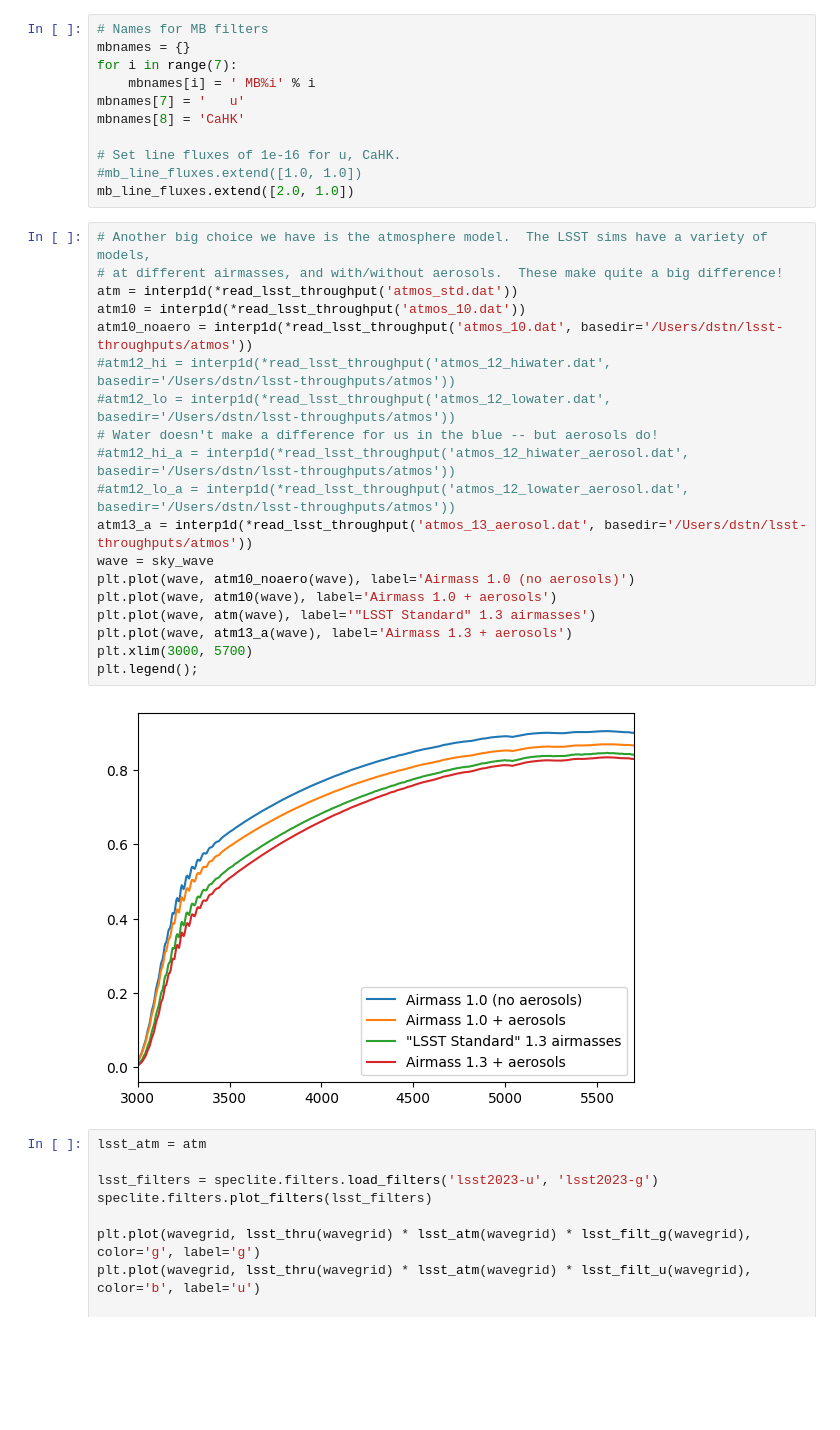
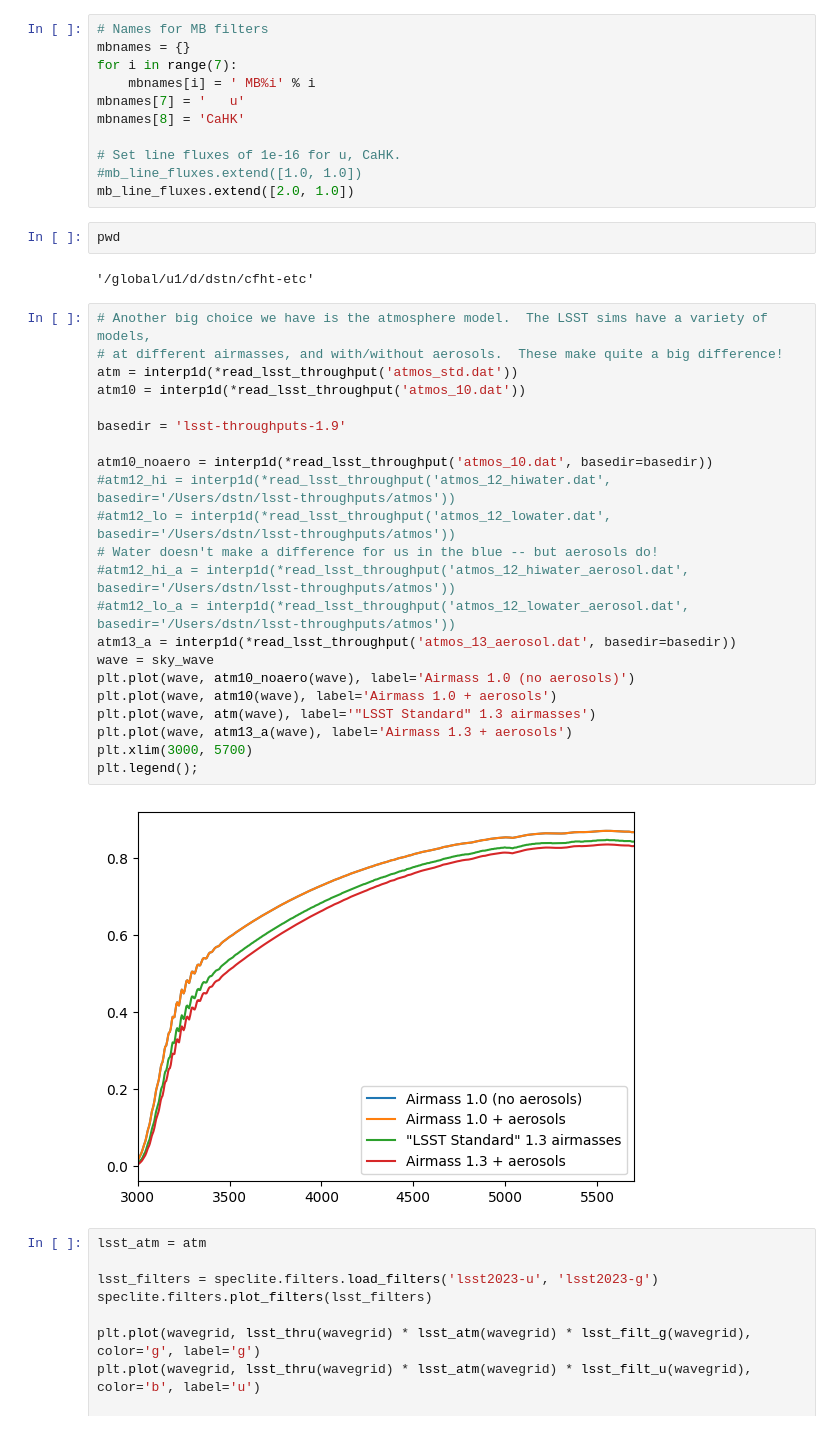
Before and after one commit to dstndstn/cfht-etc, a Jupyter notebook: spec-s5.ipynb, the cells around one changed output. Drawn from its saved outputs; the diff is of its cells as text; blank space fills up the shorter version.

```diff
--- a/spec-s5.ipynb
+++ b/spec-s5.ipynb
@@ -412,27 +412,34 @@ mbnames[8] = 'CaHK'
 # Set line fluxes of 1e-16 for u, CaHK.
 #mb_line_fluxes.extend([1.0, 1.0])
 mb_line_fluxes.extend([2.0, 1.0])
+# %%
+pwd
+# %% [output]
+'/global/u1/d/dstn/cfht-etc'
 # %%
 # Another big choice we have is the atmosphere model.  The LSST sims have a variety of models,
 # at different airmasses, and with/without aerosols.  These make quite a big difference!
 atm = interp1d(*read_lsst_throughput('atmos_std.dat'))
 atm10 = interp1d(*read_lsst_throughput('atmos_10.dat'))
-atm10_noaero = interp1d(*read_lsst_throughput('atmos_10.dat', basedir='/Users/dstn/lsst-throughputs/atmos'))
+
+basedir = 'lsst-throughputs-1.9'
+
+atm10_noaero = interp1d(*read_lsst_throughput('atmos_10.dat', basedir=basedir))
 #atm12_hi = interp1d(*read_lsst_throughput('atmos_12_hiwater.dat', basedir='/Users/dstn/lsst-throughputs/atmos'))
 #atm12_lo = interp1d(*read_lsst_throughput('atmos_12_lowater.dat', basedir='/Users/dstn/lsst-throughputs/atmos'))
 # Water doesn't make a difference for us in the blue -- but aerosols do!
 #atm12_hi_a = interp1d(*read_lsst_throughput('atmos_12_hiwater_aerosol.dat', basedir='/Users/dstn/lsst-throughputs/atmos'))
 #atm12_lo_a = interp1d(*read_lsst_throughput('atmos_12_lowater_aerosol.dat', basedir='/Users/dstn/lsst-throughputs/atmos'))
-atm13_a = interp1d(*read_lsst_throughput('atmos_13_aerosol.dat', basedir='/Users/dstn/lsst-throughputs/atmos'))
+atm13_a = interp1d(*read_lsst_throughput('atmos_13_aerosol.dat', basedir=basedir))
 wave = sky_wave
 plt.plot(wave, atm10_noaero(wave), label='Airmass 1.0 (no aerosols)')
 plt.plot(wave, atm10(wave), label='Airmass 1.0 + aerosols')
 plt.plot(wave, atm(wave), label='"LSST Standard" 1.3 airmasses')
 plt.plot(wave, atm13_a(wave), label='Airmass 1.3 + aerosols')
 plt.xlim(3000, 5700)
 plt.legend();
 # %% [output]
-[figure, old version]
+[figure, new version]
 # %%
 lsst_atm = atm
 
```
Also changed, not shown: parts of 7 cells of this notebook, 2 other files.
